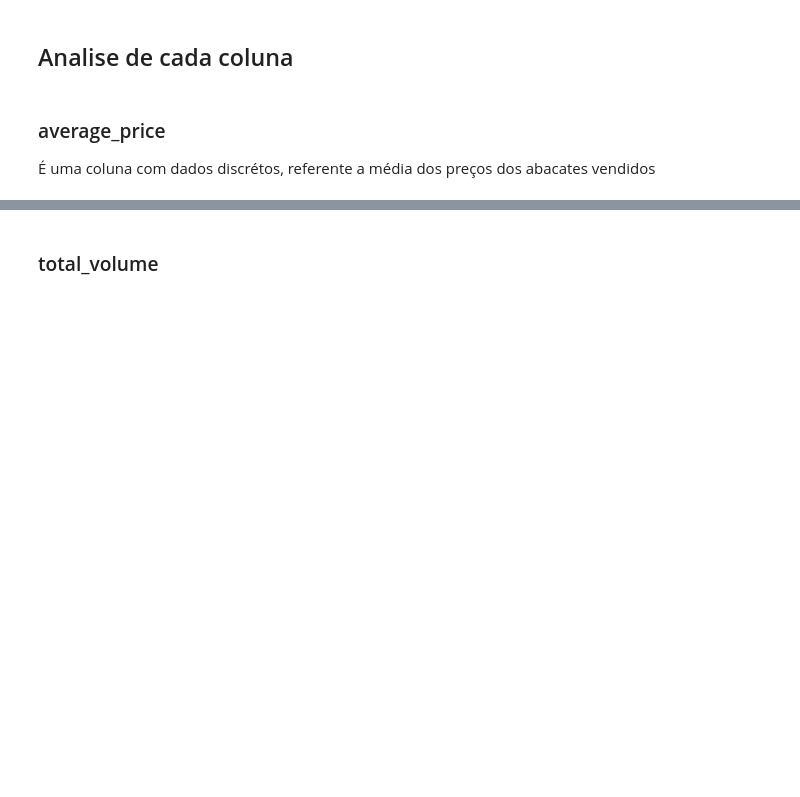
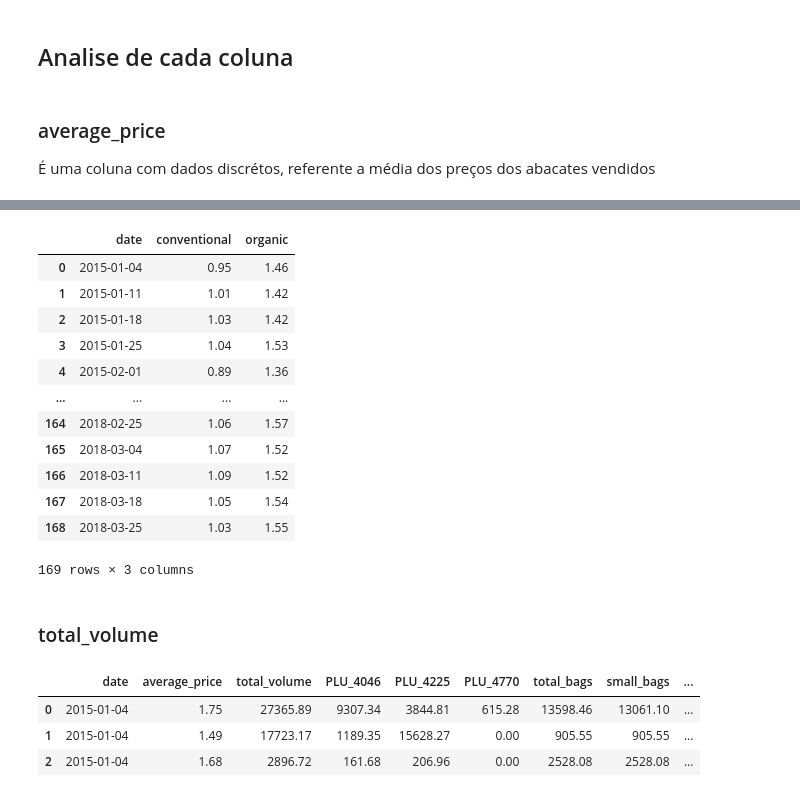
Before and after one commit to tomas-lucena/avocado, a Jupyter notebook: notebook/parte_1.ipynb, the cells around one changed output, grey strips where cells are left out. Cells and saved outputs as stored; diff of their text form; code cells hidden in the pictures; blank space fills up the shorter version.

```diff
--- a/notebook/parte_1.ipynb
+++ b/notebook/parte_1.ipynb
@@ -43,7 +46,8 @@ df = pd.read_csv(
         path_read,
         index_col=0,
         names=names,
-        header=0
+        header=0,
+        parse_dates=['date']
 )
 
 df = df.sort_values(
@@ -116,0 +125,22 @@ fig.show()
+# %%
+#mask_all            = df.region == 'TotalUS'
+mask_conventional   =  (df.region == 'TotalUS') & (df.type == 'conventional')
+mask_organic        =  (df.region == 'TotalUS') & (df.type == 'organic')
+
+#average_price_media = df.loc[mask_all,['date','average_price']].groupby('date').mean()
+average_price_conventional = df.loc[mask_conventional,['date','average_price']]
+average_price_organic = df.loc[mask_organic,['date','average_price']]
+
+#average_price_media.columns         = ['media']
+average_price_conventional.columns  = ['date','conventional']
+average_price_organic.columns       = ['date','organic']
+
+
+_df = pd.merge(average_price_conventional,average_price_organic,on='date')
+_#df = _df.merge(average_price_media,right_index=True,left_on='date')
+
+px.line(
+    _df,
+    x='date',
+    y=['conventional','organic']#,'media']
+)
@@ -117,2 +151,35 @@ fig.show()
+# %%
+average_price_conventional = df.loc[mask_conventional,['date','average_price']]
+average_price_organic = df.loc[mask_organic,['date','average_price']]
+
+
+average_price_conventional.columns  = ['date','conventional']
+average_price_organic.columns       = ['date','organic']
+
+
+_df = pd.merge(average_price_conventional,average_price_organic,on='date')
+
+_df
+# %% [output]
+|  | date | conventional | organic |
+| 0 | 2015-01-04 | 0.95 | 1.46 |
+| 1 | 2015-01-11 | 1.01 | 1.42 |
+| 2 | 2015-01-18 | 1.03 | 1.42 |
+| 3 | 2015-01-25 | 1.04 | 1.53 |
+| 4 | 2015-02-01 | 0.89 | 1.36 |
+| ... | ... | ... | ... |
+| 164 | 2018-02-25 | 1.06 | 1.57 |
+| 165 | 2018-03-04 | 1.07 | 1.52 |
+| 166 | 2018-03-11 | 1.09 | 1.52 |
+| 167 | 2018-03-18 | 1.05 | 1.54 |
+| 168 | 2018-03-25 | 1.03 | 1.55 |
+169 rows × 3 columns
 # %% [markdown]
 ### total_volume
+# %%
+df.iloc[:3]
+# %% [output]
+|  | date | average_price | total_volume | PLU_4046 | PLU_4225 | PLU_4770 | total_bags | small_bags | ... |
+| 0 | 2015-01-04 | 1.75 | 27365.89 | 9307.34 | 3844.81 | 615.28 | 13598.46 | 13061.10 | ... |
+| 1 | 2015-01-04 | 1.49 | 17723.17 | 1189.35 | 15628.27 | 0.00 | 905.55 | 905.55 | ... |
+| 2 | 2015-01-04 | 1.68 | 2896.72 | 161.68 | 206.96 | 0.00 | 2528.08 | 2528.08 | ... |
```
Also changed, not shown: parts of 26 cells of this notebook.
